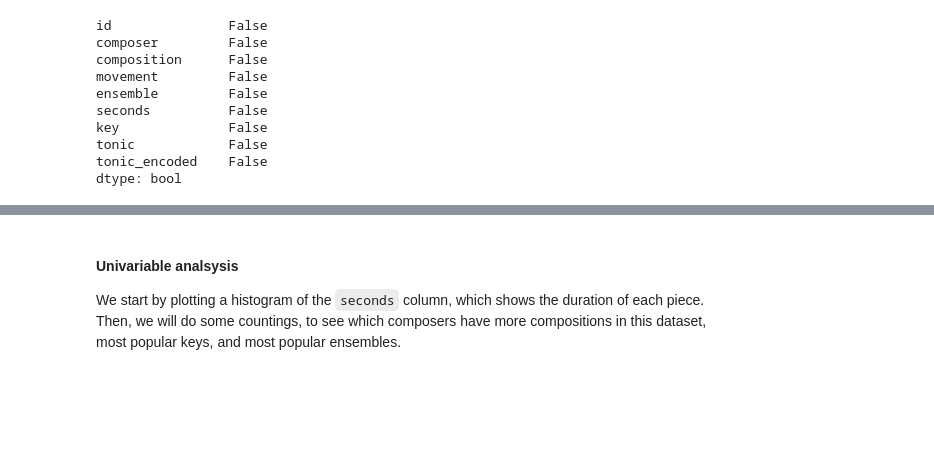
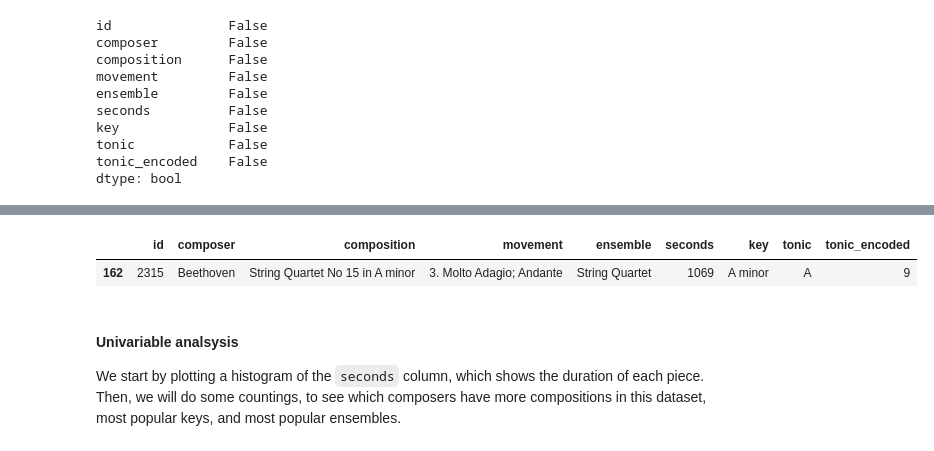
Before and after one commit to xsvxldx/classical_music, a Jupyter notebook: 02-metadata_analysis.ipynb, the cells around one changed output, grey strips where cells are left out. Cells and saved outputs as stored; diff of their text form; code cells hidden in the pictures; blank space fills up the shorter version.

```diff
--- a/02-metadata_analysis.ipynb
+++ b/02-metadata_analysis.ipynb
@@ -94,3 +103,8 @@ dtype: bool
+# %%
+df_meta[df_meta['seconds']==df_meta['seconds'].max()]
+# %% [output]
+|  | id | composer | composition | movement | ensemble | seconds | key | tonic | tonic_encoded |
+| 162 | 2315 | Beethoven | String Quartet No 15 in A minor | 3. Molto Adagio; Andante | String Quartet | 1069 | A minor | A | 9 |
 # %% [markdown]
 #### Univariable analsysis
 
```
Also changed, not shown: parts of 90 cells of this notebook, 1 other file.
